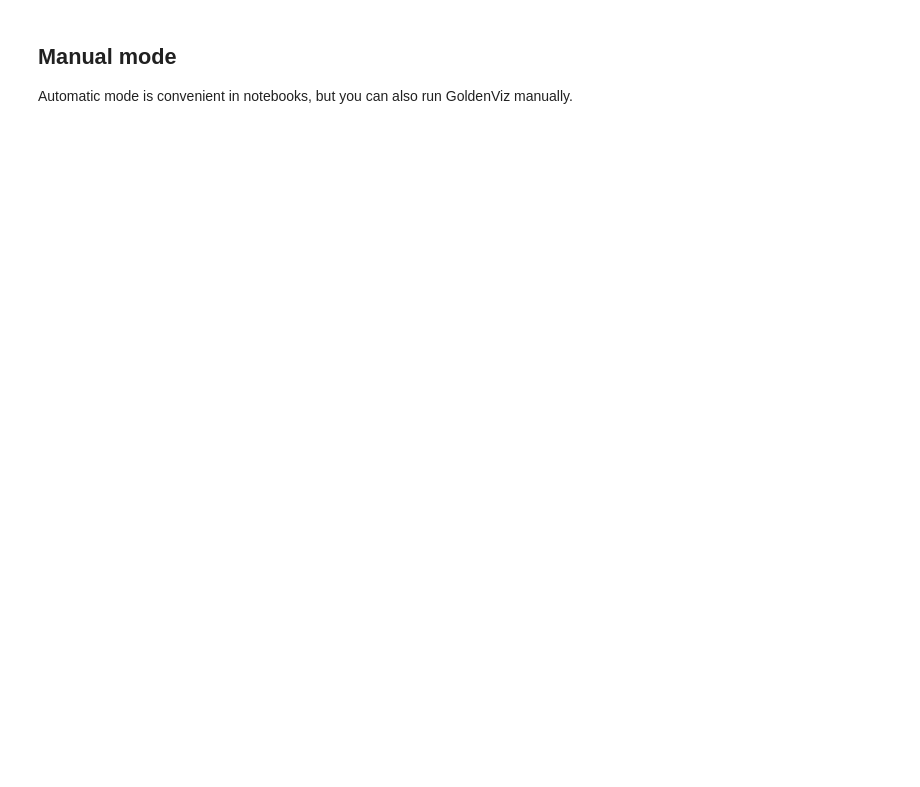
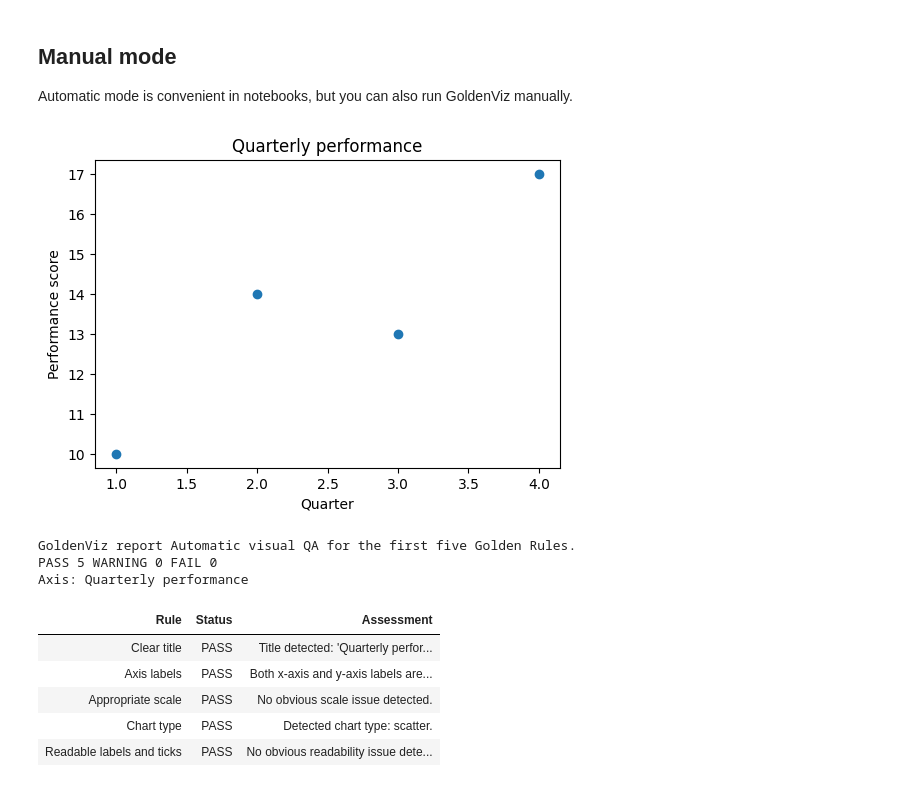
Before and after one commit to WajdiBenSaad/GoldenViz, a Jupyter notebook: docs/notebooks/first_five_rules_demo.ipynb, the cells around one changed output. Saved outputs shown, nothing was run; the diff lists cells and outputs as text; code cells hidden in the pictures; blank space fills up the shorter version.

```diff
--- a/docs/notebooks/first_five_rules_demo.ipynb
+++ b/docs/notebooks/first_five_rules_demo.ipynb
@@ -118,12 +208,26 @@ plt.show()
 ## Manual mode
 Automatic mode is convenient in notebooks, but you can also run GoldenViz manually.
 # %%
+# Disable automatic reports under charts
+gv.disable()
+
 fig, ax = plt.subplots(figsize=(6, 4))
 ax.scatter([1, 2, 3, 4], [10, 14, 13, 17])
 ax.set_title('Quarterly performance')
 ax.set_xlabel('Quarter')
 ax.set_ylabel('Performance score')
 plt.show()
 
 # Manual check
 gv.check(fig)
+# %% [output]
+[figure, added]
+GoldenViz report Automatic visual QA for the first five Golden Rules.
+PASS 5 WARNING 0 FAIL 0
+Axis: Quarterly performance
+| Rule | Status | Assessment |
+| Clear title | PASS | Title detected: 'Quarterly perfor... |
+| Axis labels | PASS | Both x-axis and y-axis labels are... |
+| Appropriate scale | PASS | No obvious scale issue detected. |
+| Chart type | PASS | Detected chart type: scatter. |
+| Readable labels and ticks | PASS | No obvious readability issue dete... |
```
Also changed, not shown: parts of 5 cells of this notebook, 1 other file.
